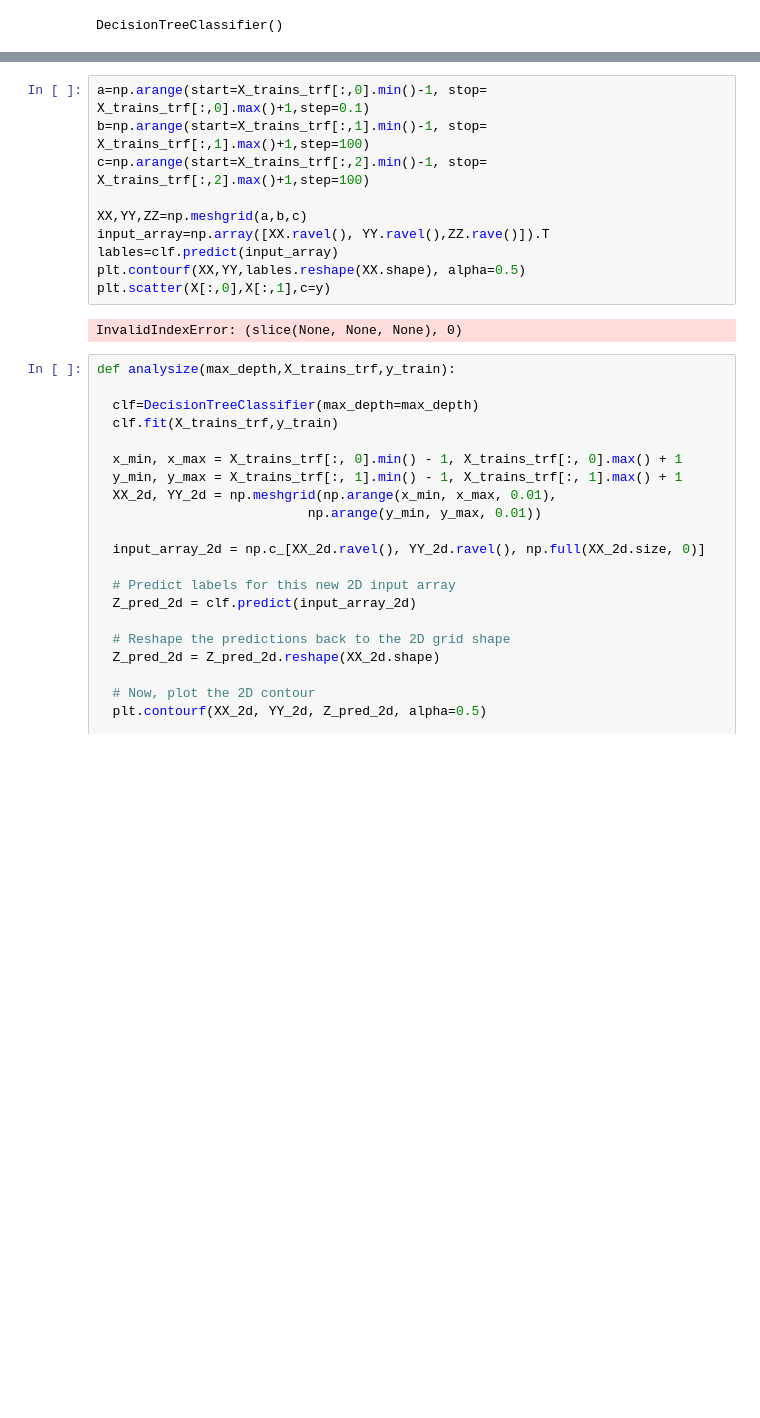
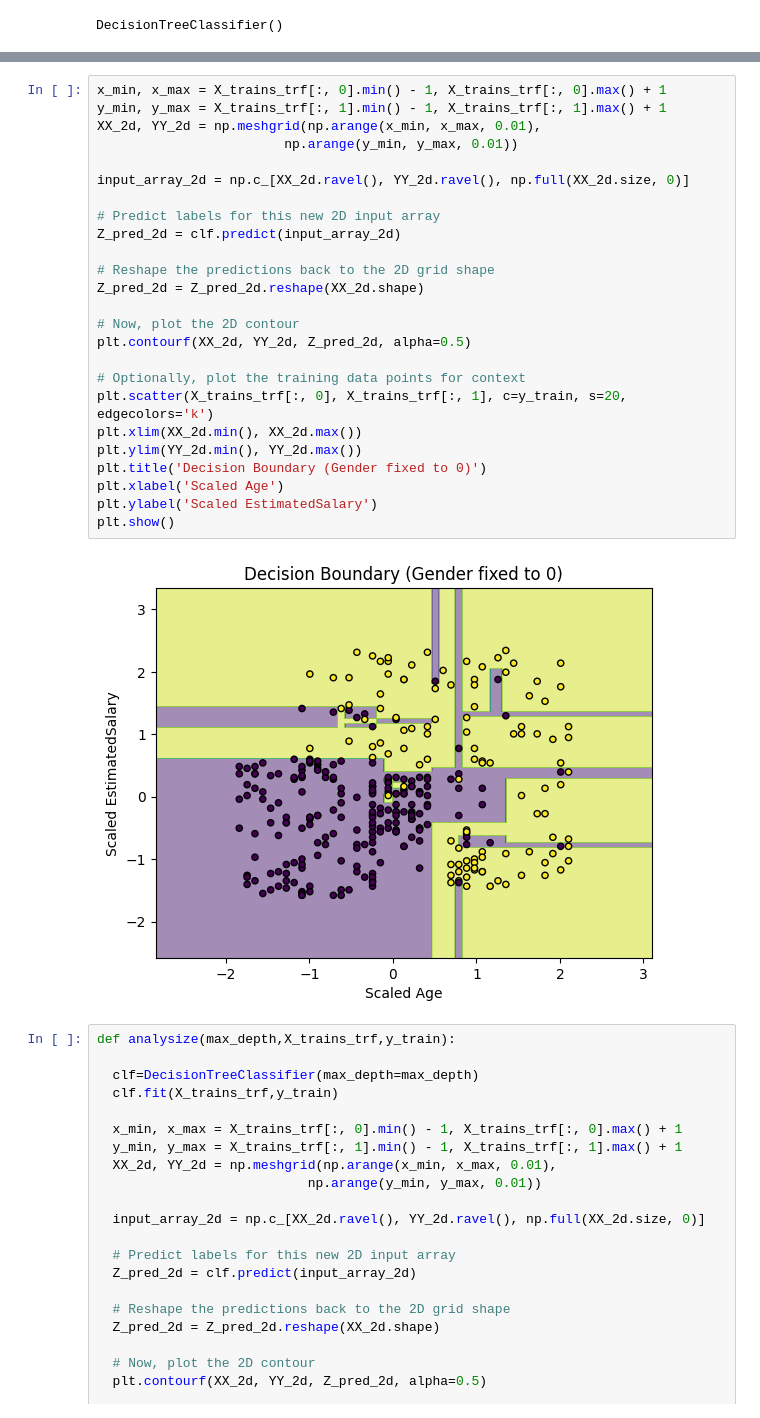
Before and after one commit to ajaykumar080286/MachineLearning, a Jupyter notebook: 41_DecisionTree_1.ipynb, the cells around one changed output, grey strips where cells are left out. Cells and saved outputs as stored; diff of their text form; blank space fills up the shorter version.

```diff
--- a/41_DecisionTree_1.ipynb
+++ b/41_DecisionTree_1.ipynb
@@ -101,15 +101,30 @@ accuracy_score(y_test,clf.predict(X_test_trf))
-# %%
-a=np.arange(start=X_trains_trf[:,0].min()-1, stop= X_trains_trf[:,0].max()+1,step=0.1)
-b=np.arange(start=X_trains_trf[:,1].min()-1, stop= X_trains_trf[:,1].max()+1,step=100)
-c=np.arange(start=X_trains_trf[:,2].min()-1, stop= X_trains_trf[:,2].max()+1,step=100)
-
-XX,YY,ZZ=np.meshgrid(a,b,c)
-input_array=np.array([XX.ravel(), YY.ravel(),ZZ.rave()]).T
-lables=clf.predict(input_array)
-plt.contourf(XX,YY,lables.reshape(XX.shape), alpha=0.5)
-plt.scatter(X[:,0],X[:,1],c=y)
-# %% [output]
-InvalidIndexError: (slice(None, None, None), 0)
+# %%
+x_min, x_max = X_trains_trf[:, 0].min() - 1, X_trains_trf[:, 0].max() + 1
+y_min, y_max = X_trains_trf[:, 1].min() - 1, X_trains_trf[:, 1].max() + 1
+XX_2d, YY_2d = np.meshgrid(np.arange(x_min, x_max, 0.01),
+                        np.arange(y_min, y_max, 0.01))
+
+input_array_2d = np.c_[XX_2d.ravel(), YY_2d.ravel(), np.full(XX_2d.size, 0)]
+
+# Predict labels for this new 2D input array
+Z_pred_2d = clf.predict(input_array_2d)
+
+# Reshape the predictions back to the 2D grid shape
+Z_pred_2d = Z_pred_2d.reshape(XX_2d.shape)
+
+# Now, plot the 2D contour
+plt.contourf(XX_2d, YY_2d, Z_pred_2d, alpha=0.5)
+
+# Optionally, plot the training data points for context
+plt.scatter(X_trains_trf[:, 0], X_trains_trf[:, 1], c=y_train, s=20, edgecolors='k')
+plt.xlim(XX_2d.min(), XX_2d.max())
+plt.ylim(YY_2d.min(), YY_2d.max())
+plt.title('Decision Boundary (Gender fixed to 0)')
+plt.xlabel('Scaled Age')
+plt.ylabel('Scaled EstimatedSalary')
+plt.show()
+# %% [output]
+[figure, added]
 # %%
 def analysize(max_depth,X_trains_trf,y_train):
 
```
Also changed, not shown: parts of 4 cells of this notebook.
